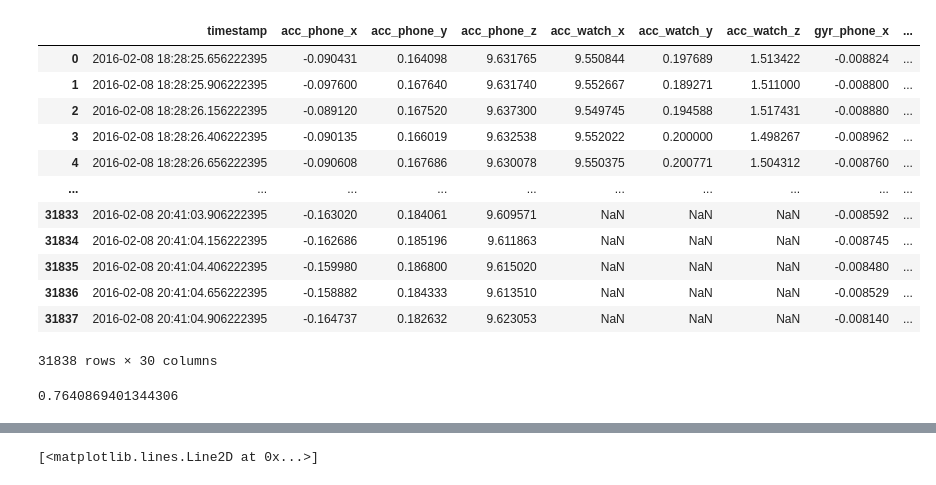
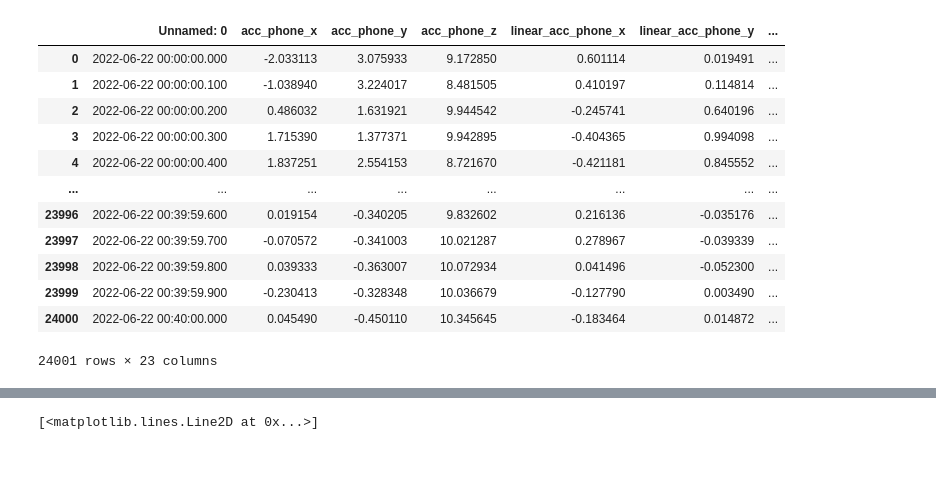
Before and after one commit to baswillemsen/ML4QS, a Jupyter notebook: Python3Code/Notebook.ipynb, the cells around one changed output, grey strips where cells are left out. Cells and saved outputs as stored; diff of their text form; code cells hidden in the pictures.

```diff
--- a/Python3Code/Notebook.ipynb
+++ b/Python3Code/Notebook.ipynb
@@ -8,21 +9,18 @@ from sklearn.impute import KNNImputer
 # %%
-data = pd.read_csv('intermediate_datafiles/chapter2_result.csv',parse_dates=['Unnamed: 0'])
+data = pd.read_csv('intermediate_datafiles_own/chapter2_result_own.csv',parse_dates=['Unnamed: 0'])
 data.rename(columns={'Unnamed: 0': 'timestamp'})
+data
 # %% [output]
-|  | timestamp | acc_phone_x | acc_phone_y | acc_phone_z | acc_watch_x | acc_watch_y | acc_watch_z | gyr_phone_x | ... |
-| 0 | 2016-02-08 18:28:25.656222395 | -0.090431 | 0.164098 | 9.631765 | 9.550844 | 0.197689 | 1.513422 | -0.008824 | ... |
-| 1 | 2016-02-08 18:28:25.906222395 | -0.097600 | 0.167640 | 9.631740 | 9.552667 | 0.189271 | 1.511000 | -0.008800 | ... |
-| 2 | 2016-02-08 18:28:26.156222395 | -0.089120 | 0.167520 | 9.637300 | 9.549745 | 0.194588 | 1.517431 | -0.008880 | ... |
-| 3 | 2016-02-08 18:28:26.406222395 | -0.090135 | 0.166019 | 9.632538 | 9.552022 | 0.200000 | 1.498267 | -0.008962 | ... |
-| 4 | 2016-02-08 18:28:26.656222395 | -0.090608 | 0.167686 | 9.630078 | 9.550375 | 0.200771 | 1.504312 | -0.008760 | ... |
-| ... | ... | ... | ... | ... | ... | ... | ... | ... | ... |
-| 31833 | 2016-02-08 20:41:03.906222395 | -0.163020 | 0.184061 | 9.609571 | NaN | NaN | NaN | -0.008592 | ... |
-| 31834 | 2016-02-08 20:41:04.156222395 | -0.162686 | 0.185196 | 9.611863 | NaN | NaN | NaN | -0.008745 | ... |
-| 31835 | 2016-02-08 20:41:04.406222395 | -0.159980 | 0.186800 | 9.615020 | NaN | NaN | NaN | -0.008480 | ... |
-| 31836 | 2016-02-08 20:41:04.656222395 | -0.158882 | 0.184333 | 9.613510 | NaN | NaN | NaN | -0.008529 | ... |
-| 31837 | 2016-02-08 20:41:04.906222395 | -0.164737 | 0.182632 | 9.623053 | NaN | NaN | NaN | -0.008140 | ... |
+|  | Unnamed: 0 | acc_phone_x | acc_phone_y | acc_phone_z | linear_acc_phone_x | linear_acc_phone_y | ... |
+| 0 | 2022-06-22 00:00:00.000 | -2.033113 | 3.075933 | 9.172850 | 0.601114 | 0.019491 | ... |
+| 1 | 2022-06-22 00:00:00.100 | -1.038940 | 3.224017 | 8.481505 | 0.410197 | 0.114814 | ... |
+| 2 | 2022-06-22 00:00:00.200 | 0.486032 | 1.631921 | 9.944542 | -0.245741 | 0.640196 | ... |
+| 3 | 2022-06-22 00:00:00.300 | 1.715390 | 1.377371 | 9.942895 | -0.404365 | 0.994098 | ... |
+| 4 | 2022-06-22 00:00:00.400 | 1.837251 | 2.554153 | 8.721670 | -0.421181 | 0.845552 | ... |
+| ... | ... | ... | ... | ... | ... | ... | ... |
+| 23996 | 2022-06-22 00:39:59.600 | 0.019154 | -0.340205 | 9.832602 | 0.216136 | -0.035176 | ... |
+| 23997 | 2022-06-22 00:39:59.700 | -0.070572 | -0.341003 | 10.021287 | 0.278967 | -0.039339 | ... |
+| 23998 | 2022-06-22 00:39:59.800 | 0.039333 | -0.363007 | 10.072934 | 0.041496 | -0.052300 | ... |
+| 23999 | 2022-06-22 00:39:59.900 | -0.230413 | -0.328348 | 10.036679 | -0.127790 | 0.003490 | ... |
+| 24000 | 2022-06-22 00:40:00.000 | 0.045490 | -0.450110 | 10.345645 | -0.183464 | 0.014872 | ... |
-31838 rows × 30 columns
+24001 rows × 23 columns
-# %%
-len(data[np.isnan(data['hr_watch_rate'])]) / len(data) # perc missing value heart rate
-# %% [output]
-0.7640869401344306
```
Also changed, not shown: parts of 4 cells of this notebook, 7 other files.
